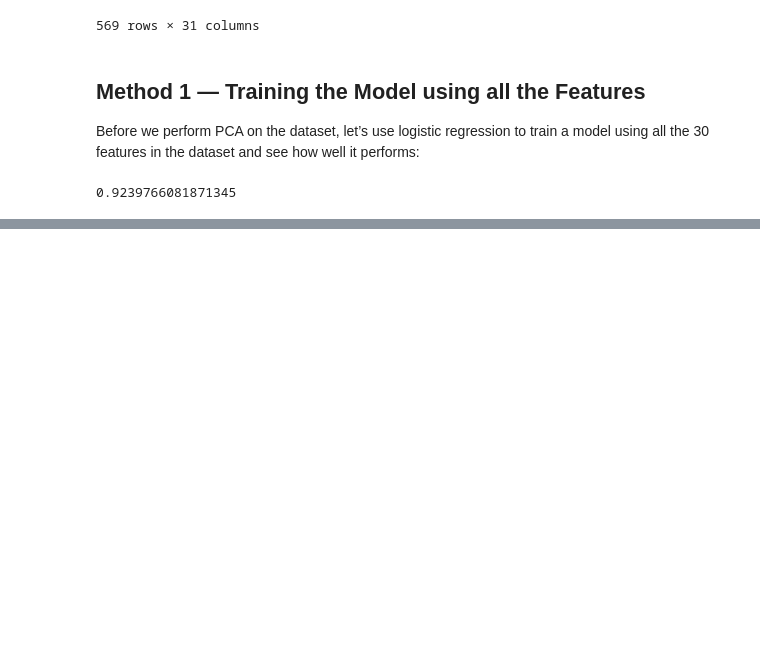
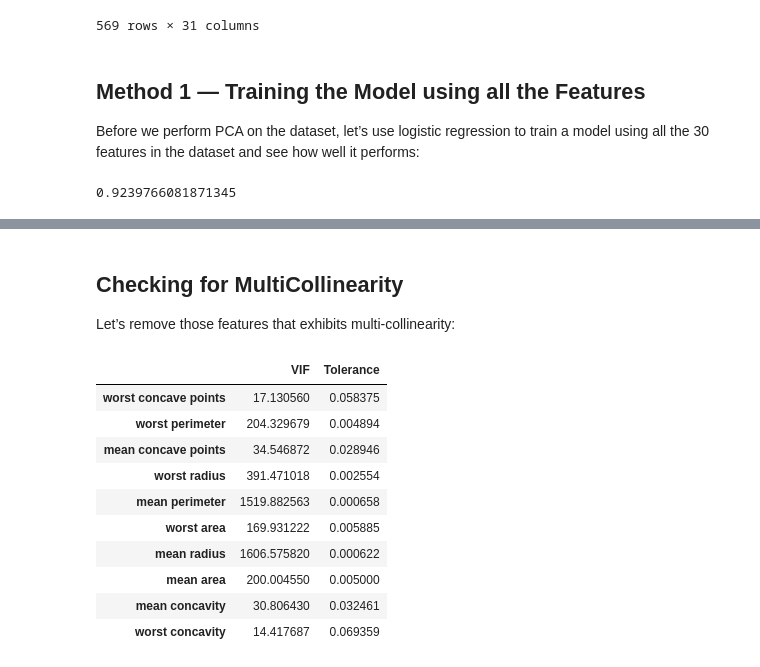
Before and after one commit to V-Nayak/ML, a Jupyter notebook: Unsupervised_Learning_algorithms_(PCA).ipynb, the cells around one changed output, grey strips where cells are left out. Cells and saved outputs as stored; diff of their text form; code cells hidden in the pictures; blank space fills up the shorter version.

```diff
--- a/Unsupervised_Learning_algorithms_(PCA).ipynb
+++ b/Unsupervised_Learning_algorithms_(PCA).ipynb
@@ -502,0 +508,3 @@ log_reg.score(X_test,y_test)
+# %%
+df_corr = df.corr()['diagnosis'].abs().sort_values(ascending=False)
+df_corr
@@ -502,0 +529,5 @@ log_reg.score(X_test,y_test)
+# %%
+# get all the features that has at least 0.6 in correlation to the
+# target
+features = df_corr[df_corr > 0.6].index.to_list()[1:]
+features                          # without the 'diagnosis' column
@@ -502,0 +545,35 @@ log_reg.score(X_test,y_test)
+# %% [markdown]
+## **Checking for MultiCollinearity**
+Let’s remove those features that exhibits multi-collinearity:
+# %%
+import pandas as pd
+from sklearn.linear_model import LinearRegression
+def calculate_vif(df, features):
+    vif, tolerance = {}, {}
+    # all the features that you want to examine
+    for feature in features:
+        # extract all the other features you will regress against
+        X = [f for f in features if f != feature]
+        X, y = df[X], df[feature]
+        # extract r-squared from the fit
+        r2 = LinearRegression().fit(X, y).score(X, y)
+
+        # calculate tolerance
+        tolerance[feature] = 1 - r2
+        # calculate VIF
+        vif[feature] = 1/(tolerance[feature])
+    # return VIF DataFrame
+    return pd.DataFrame({'VIF': vif, 'Tolerance': tolerance})
+calculate_vif(df,features)
+# %% [output]
+|  | VIF | Tolerance |
+| worst concave points | 17.130560 | 0.058375 |
+| worst perimeter | 204.329679 | 0.004894 |
+| mean concave points | 34.546872 | 0.028946 |
+| worst radius | 391.471018 | 0.002554 |
+| mean perimeter | 1519.882563 | 0.000658 |
+| worst area | 169.931222 | 0.005885 |
+| mean radius | 1606.575820 | 0.000622 |
+| mean area | 200.004550 | 0.005000 |
+| mean concavity | 30.806430 | 0.032461 |
+| worst concavity | 14.417687 | 0.069359 |
```
Also changed, not shown: parts of 28 cells of this notebook.
